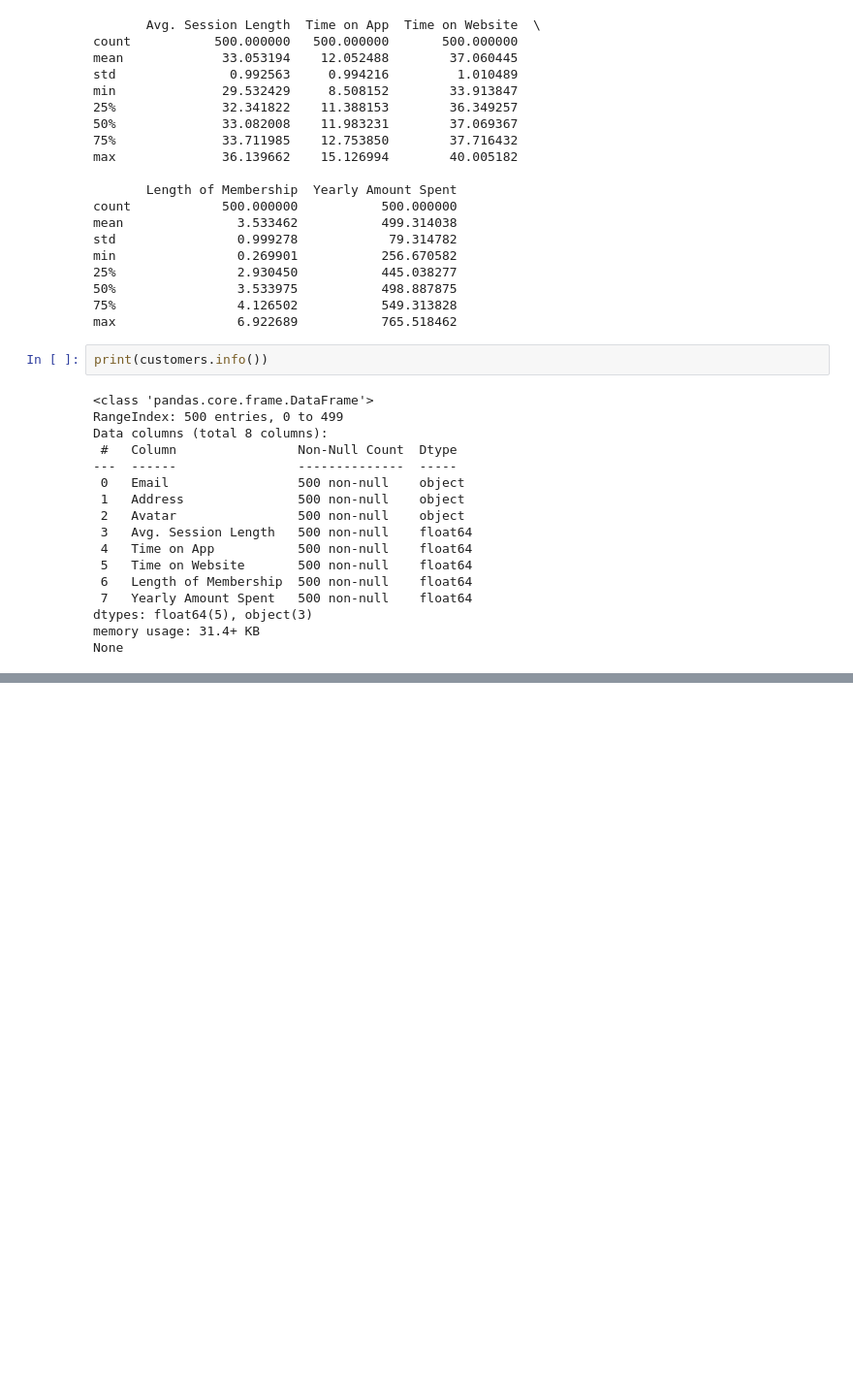
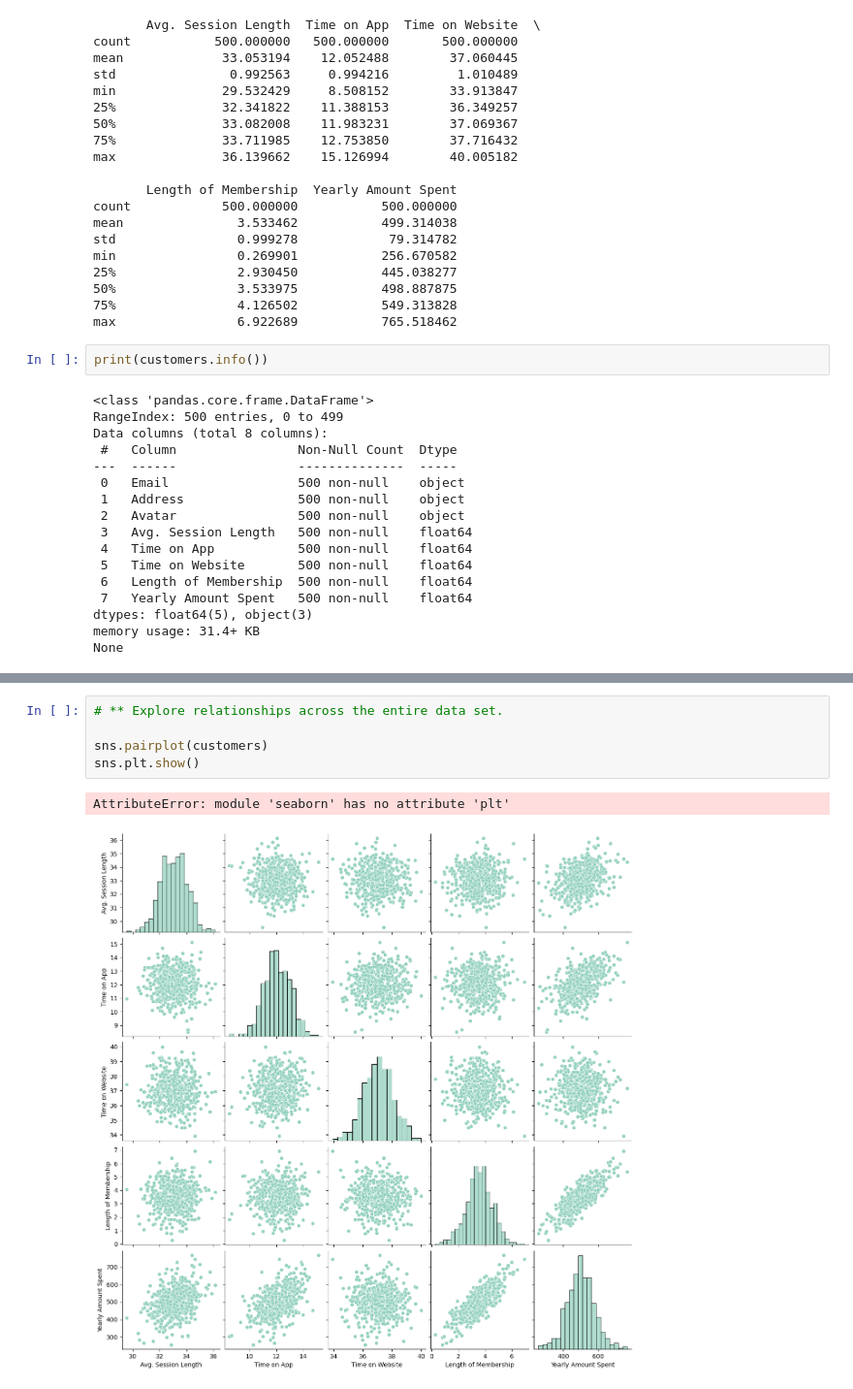
Before and after one commit to Deepak3015/Machine-Repo, a Jupyter notebook: Notebook/ecommerce.ipynb, the cells around one changed output, grey strips where cells are left out. Shown at 97% size. Saved outputs shown, nothing was run; the diff lists cells and outputs as text; blank space fills up the shorter version.

```diff
--- a/Notebook/ecommerce.ipynb
+++ b/Notebook/ecommerce.ipynb
@@ -68,0 +84,8 @@ None
+# %%
+# ** Explore relationships across the entire data set.
+
+sns.pairplot(customers)
+sns.plt.show()
+# %% [output]
+AttributeError: module 'seaborn' has no attribute 'plt'
+[figure, added]
```
Also changed, not shown: parts of 2 cells of this notebook.
